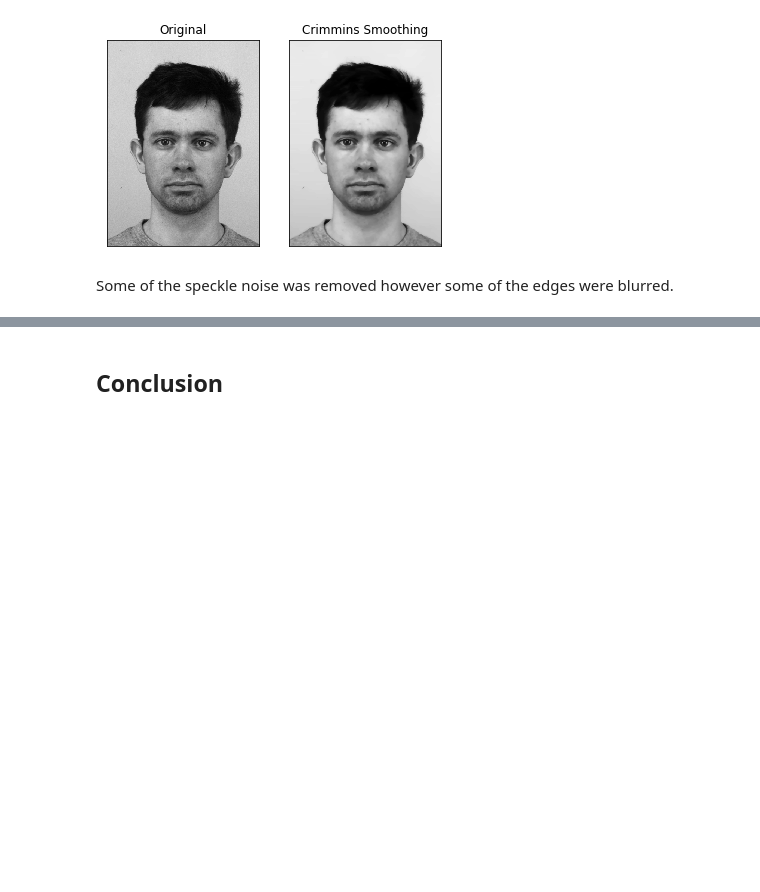
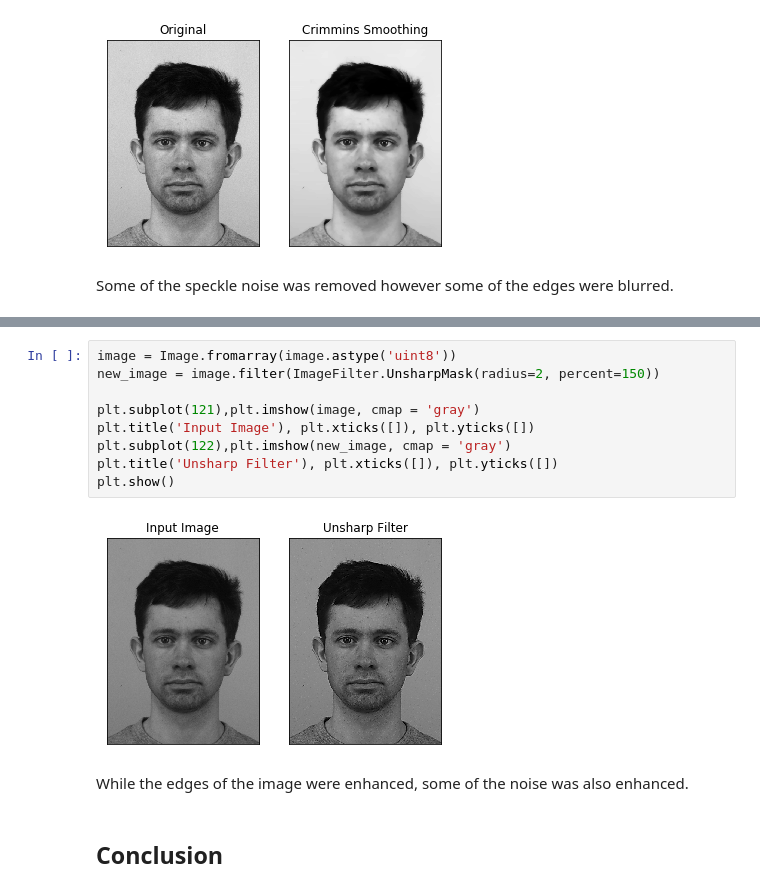
Before and after one commit to m4nv1r/medium_articles, a Jupyter notebook: Image_Filters_in_Python.ipynb, the cells around one changed output, grey strips where cells are left out. Saved outputs shown, nothing was run; the diff lists cells and outputs as text; blank space fills up the shorter version.

Commit message:
Add Unsharp Filter
Added a section on the Unsharp Filter.

```diff
--- a/Image_Filters_in_Python.ipynb
+++ b/Image_Filters_in_Python.ipynb
@@ -409,3 +413,16 @@ Some of the speckle noise was removed however some of the edges were blurred.
+# %%
+image = Image.fromarray(image.astype('uint8'))
+new_image = image.filter(ImageFilter.UnsharpMask(radius=2, percent=150))
+
+plt.subplot(121),plt.imshow(image, cmap = 'gray')
+plt.title('Input Image'), plt.xticks([]), plt.yticks([])
+plt.subplot(122),plt.imshow(new_image, cmap = 'gray')
+plt.title('Unsharp Filter'), plt.xticks([]), plt.yticks([])
+plt.show()
+# %% [output]
+[figure, added]
+# %% [markdown]
+While the edges of the image were enhanced, some of the noise was also enhanced.
 # %% [markdown]
 ## Conclusion
 # %% [markdown]
```
Also changed, not shown: parts of 2 cells of this notebook.
